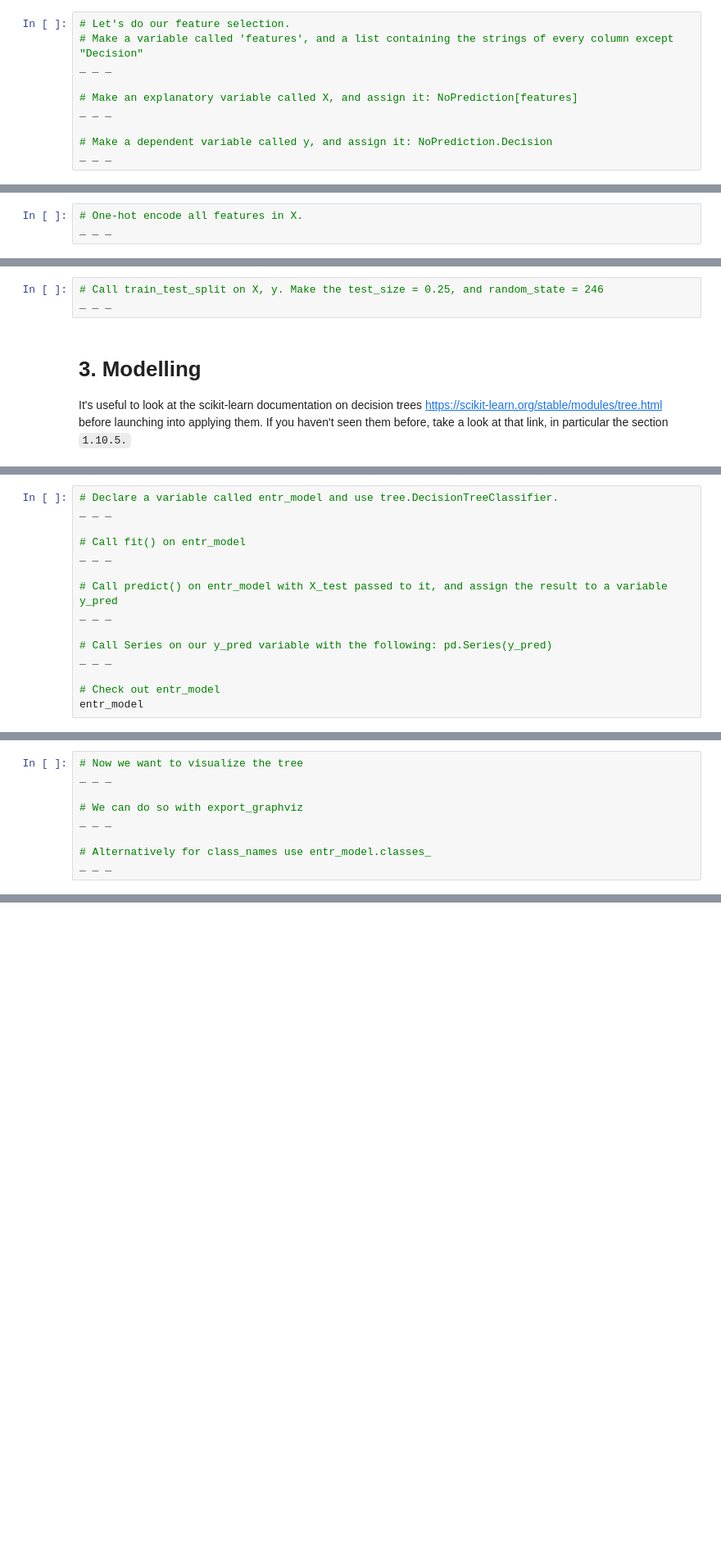
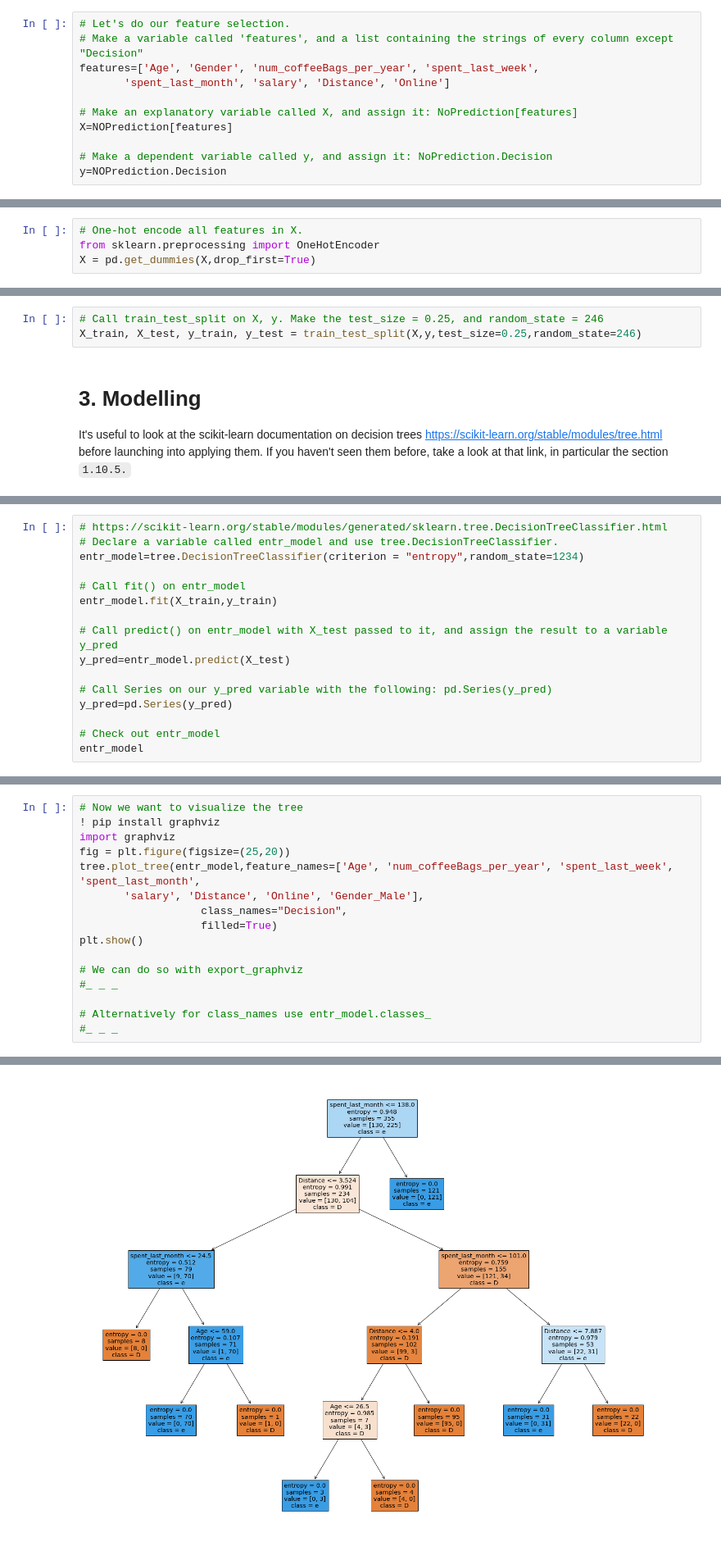
Before and after one commit to vishrast/Case-Study--RR-Diner-Coffee, a Jupyter notebook: Springboard Decision Tree Specialty Coffee Case Study - Tier 3.ipynb, the cells around one changed output, grey strips where cells are left out. Shown at 82% size. Cells and saved outputs as stored; diff of their text form; blank space fills up the shorter version.

```diff
--- a/Springboard Decision Tree Specialty Coffee Case Study - Tier 3.ipynb
+++ b/Springboard Decision Tree Specialty Coffee Case Study - Tier 3.ipynb
@@ -339,10 +343,11 @@ _ _ _
 # %%
 # Let's do our feature selection.
 # Make a variable called 'features', and a list containing the strings of every column except "Decision"
-_ _ _
+features=['Age', 'Gender', 'num_coffeeBags_per_year', 'spent_last_week',
+       'spent_last_month', 'salary', 'Distance', 'Online']
 
 # Make an explanatory variable called X, and assign it: NoPrediction[features]
-_ _ _
+X=NOPrediction[features]
 
 # Make a dependent variable called y, and assign it: NoPrediction.Decision
-_ _ _
+y=NOPrediction.Decision
@@ -354,3 +369,4 @@ One-hot encoding replaces each unique value of a given column with a new column,
 # %%
 # One-hot encode all features in X.
-_ _ _
+from sklearn.preprocessing import OneHotEncoder
+X = pd.get_dummies(X,drop_first=True)
@@ -358,7 +380,7 @@ _ _ _
 ### 6. Further divide those subsets into train and test subsets for X and y respectively: X_train, X_test, y_train, y_test
 # %%
 # Call train_test_split on X, y. Make the test_size = 0.25, and random_state = 246
-_ _ _
+X_train, X_test, y_train, y_test = train_test_split(X,y,test_size=0.25,random_state=246)
 # %% [markdown]
 # 3. Modelling
 It's useful to look at the scikit-learn documentation on decision trees https://scikit-learn.org/stable/modules/tree.html before launching into applying them. If you haven't seen them before, take a look at that link, in particular the section `1.10.5.`
@@ -379,15 +404,16 @@ The first model will be the hardest. Persevere and you'll reap the rewards: you
 # %%
+# https://scikit-learn.org/stable/modules/generated/sklearn.tree.DecisionTreeClassifier.html
 # Declare a variable called entr_model and use tree.DecisionTreeClassifier.
-_ _ _
+entr_model=tree.DecisionTreeClassifier(criterion = "entropy",random_state=1234)
 
 # Call fit() on entr_model
-_ _ _
+entr_model.fit(X_train,y_train)
 
 # Call predict() on entr_model with X_test passed to it, and assign the result to a variable y_pred
-_ _ _
+y_pred=entr_model.predict(X_test)
 
 # Call Series on our y_pred variable with the following: pd.Series(y_pred)
-_ _ _
+y_pred=pd.Series(y_pred)
 
 # Check out entr_model
 entr_model
@@ -394,9 +422,17 @@ entr_model
 # %%
 # Now we want to visualize the tree
-_ _ _
+! pip install graphviz
+import graphviz
+fig = plt.figure(figsize=(25,20))
+tree.plot_tree(entr_model,feature_names=['Age', 'num_coffeeBags_per_year', 'spent_last_week', 'spent_last_month',
+       'salary', 'Distance', 'Online', 'Gender_Male'],
+                   class_names="Decision",
+                   filled=True)
+plt.show()
 
 # We can do so with export_graphviz
-_ _ _
+#_ _ _
 
 # Alternatively for class_names use entr_model.classes_
-_ _ _
+#_ _ _
+# %% [output]
@@ -403,3 +440,4 @@ _ _ _
+[figure, added]
 # %% [markdown]
 ## Model 1: Entropy model - no max_depth: Interpretation and evaluation
 # %%
```
Also changed, not shown: parts of 35 cells of this notebook.
